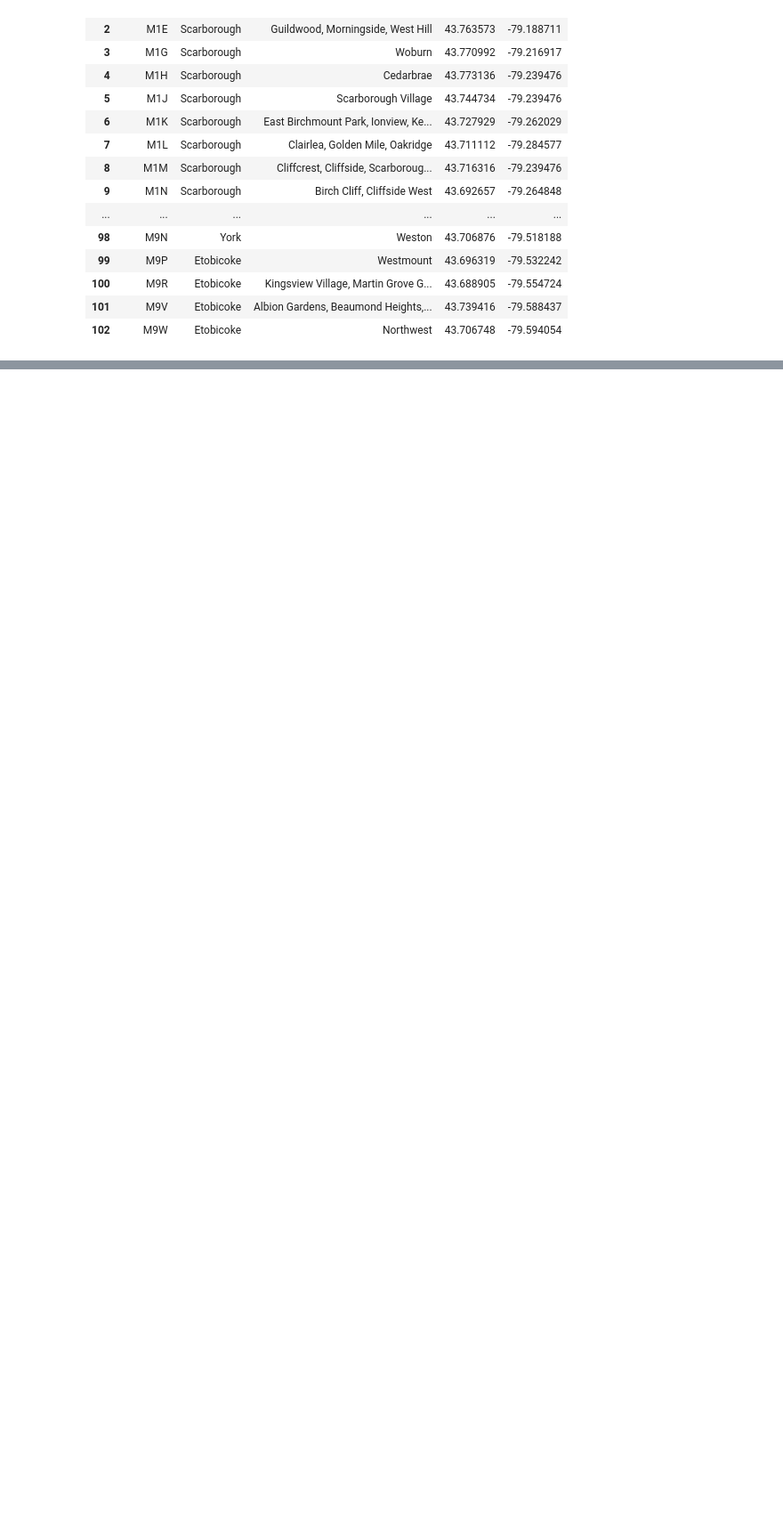
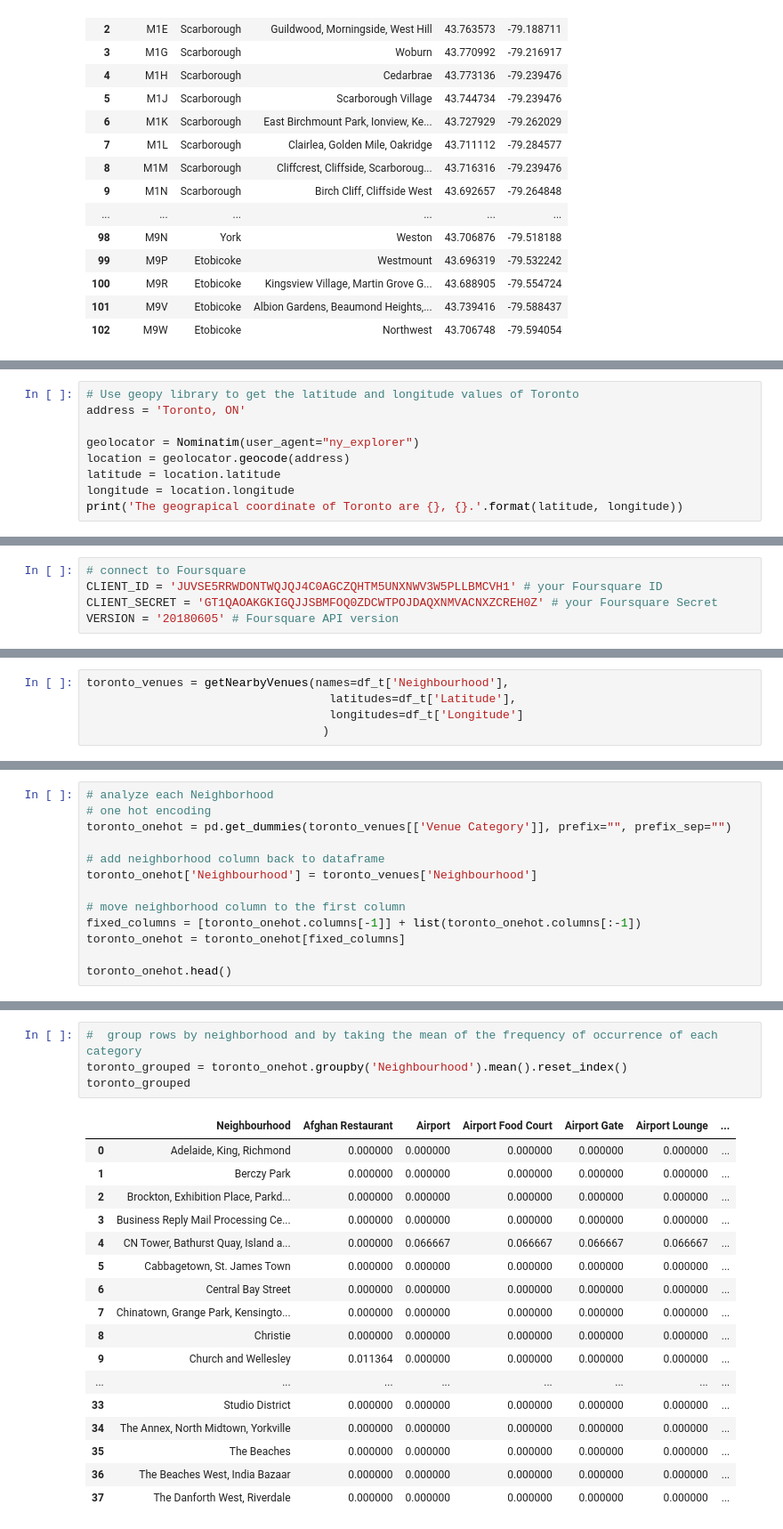
Before and after one commit to Jessicali8888/Capstone-projects, a Jupyter notebook: Segmenting and Clustering Toronto.ipynb, the cells around one changed output, grey strips where cells are left out. Shown: that part at 89% size. Drawn from its saved outputs; the diff is of its cells as text; blank space fills up the shorter version.

Commit message:
Published from Watson Studio.

```diff
--- a/Segmenting and Clustering Toronto.ipynb
+++ b/Segmenting and Clustering Toronto.ipynb
@@ -192,0 +216,9 @@ df_final
+# %%
+# Use geopy library to get the latitude and longitude values of Toronto
+address = 'Toronto, ON'
+
+geolocator = Nominatim(user_agent="ny_explorer")
+location = geolocator.geocode(address)
+latitude = location.latitude
+longitude = location.longitude
+print('The geograpical coordinate of Toronto are {}, {}.'.format(latitude, longitude))
@@ -192,0 +248,5 @@ df_final
+# %%
+# connect to Foursquare
+CLIENT_ID = 'JUVSE5RRWDONTWQJQJ4C0AGCZQHTM5UNXNWV3W5PLLBMCVH1' # your Foursquare ID
+CLIENT_SECRET = 'GT1QAOAKGKIGQJJSBMFOQ0ZDCWTPOJDAQXNMVACNXZCREH0Z' # your Foursquare Secret
+VERSION = '20180605' # Foursquare API version
@@ -192,0 +296,5 @@ df_final
+# %%
+toronto_venues = getNearbyVenues(names=df_t['Neighbourhood'],
+                                   latitudes=df_t['Latitude'],
+                                   longitudes=df_t['Longitude']
+                                  )
@@ -192,0 +330,13 @@ df_final
+# %%
+# analyze each Neighborhood
+# one hot encoding
+toronto_onehot = pd.get_dummies(toronto_venues[['Venue Category']], prefix="", prefix_sep="")
+
+# add neighborhood column back to dataframe
+toronto_onehot['Neighbourhood'] = toronto_venues['Neighbourhood']
+
+# move neighborhood column to the first column
+fixed_columns = [toronto_onehot.columns[-1]] + list(toronto_onehot.columns[:-1])
+toronto_onehot = toronto_onehot[fixed_columns]
+
+toronto_onehot.head()
@@ -192,0 +354,22 @@ df_final
+# %%
+#  group rows by neighborhood and by taking the mean of the frequency of occurrence of each category
+toronto_grouped = toronto_onehot.groupby('Neighbourhood').mean().reset_index()
+toronto_grouped
+# %% [output]
+|  | Neighbourhood | Afghan Restaurant | Airport | Airport Food Court | Airport Gate | Airport Lounge | ... |
+| 0 | Adelaide, King, Richmond | 0.000000 | 0.000000 | 0.000000 | 0.000000 | 0.000000 | ... |
+| 1 | Berczy Park | 0.000000 | 0.000000 | 0.000000 | 0.000000 | 0.000000 | ... |
+| 2 | Brockton, Exhibition Place, Parkd... | 0.000000 | 0.000000 | 0.000000 | 0.000000 | 0.000000 | ... |
+| 3 | Business Reply Mail Processing Ce... | 0.000000 | 0.000000 | 0.000000 | 0.000000 | 0.000000 | ... |
+| 4 | CN Tower, Bathurst Quay, Island a... | 0.000000 | 0.066667 | 0.066667 | 0.066667 | 0.066667 | ... |
+| 5 | Cabbagetown, St. James Town | 0.000000 | 0.000000 | 0.000000 | 0.000000 | 0.000000 | ... |
+| 6 | Central Bay Street | 0.000000 | 0.000000 | 0.000000 | 0.000000 | 0.000000 | ... |
+| 7 | Chinatown, Grange Park, Kensingto... | 0.000000 | 0.000000 | 0.000000 | 0.000000 | 0.000000 | ... |
+| 8 | Christie | 0.000000 | 0.000000 | 0.000000 | 0.000000 | 0.000000 | ... |
+| 9 | Church and Wellesley | 0.011364 | 0.000000 | 0.000000 | 0.000000 | 0.000000 | ... |
+| ... | ... | ... | ... | ... | ... | ... | ... |
+| 33 | Studio District | 0.000000 | 0.000000 | 0.000000 | 0.000000 | 0.000000 | ... |
+| 34 | The Annex, North Midtown, Yorkville | 0.000000 | 0.000000 | 0.000000 | 0.000000 | 0.000000 | ... |
+| 35 | The Beaches | 0.000000 | 0.000000 | 0.000000 | 0.000000 | 0.000000 | ... |
+| 36 | The Beaches West, India Bazaar | 0.000000 | 0.000000 | 0.000000 | 0.000000 | 0.000000 | ... |
+| 37 | The Danforth West, Riverdale | 0.000000 | 0.000000 | 0.000000 | 0.000000 | 0.000000 | ... |
```
Also changed, not shown: parts of 14 cells of this notebook.
